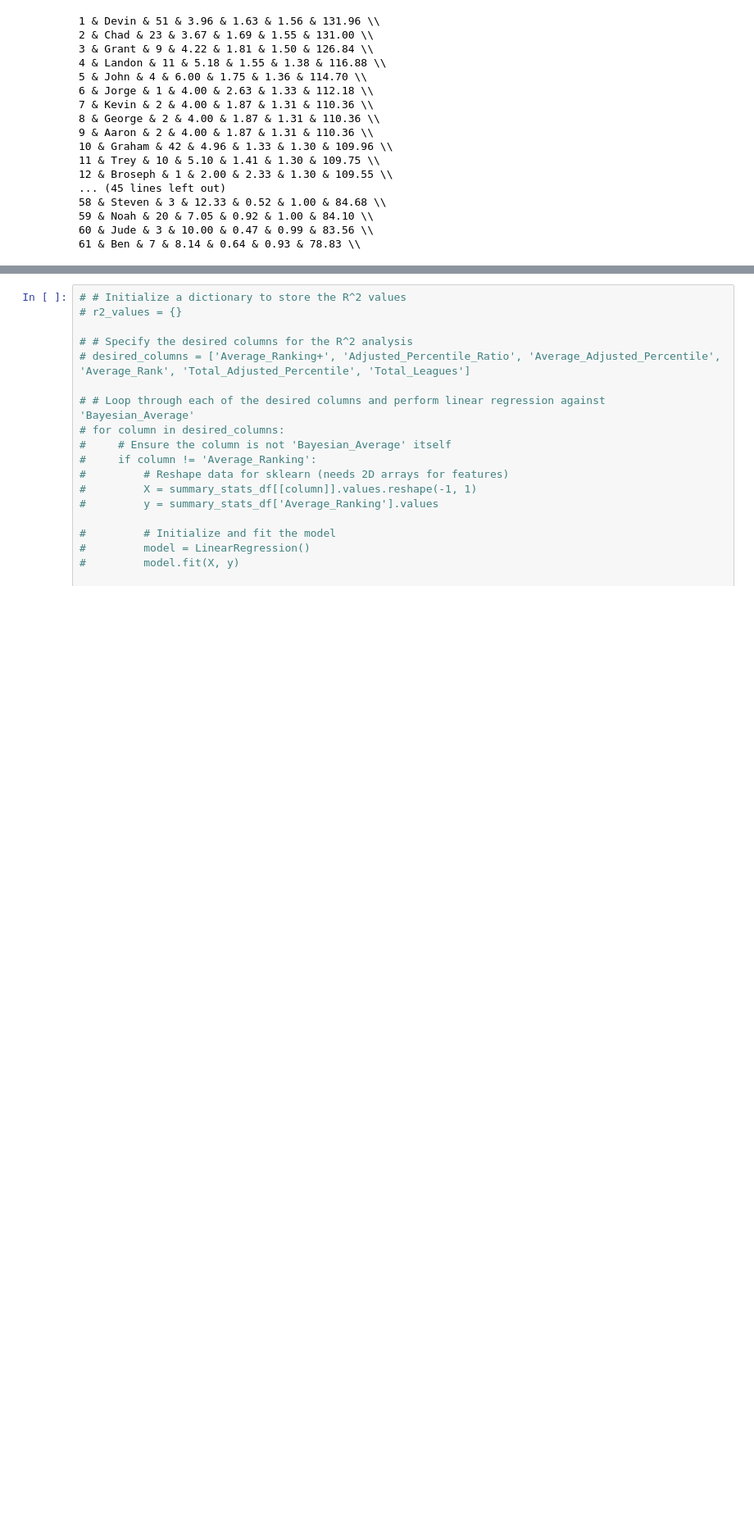
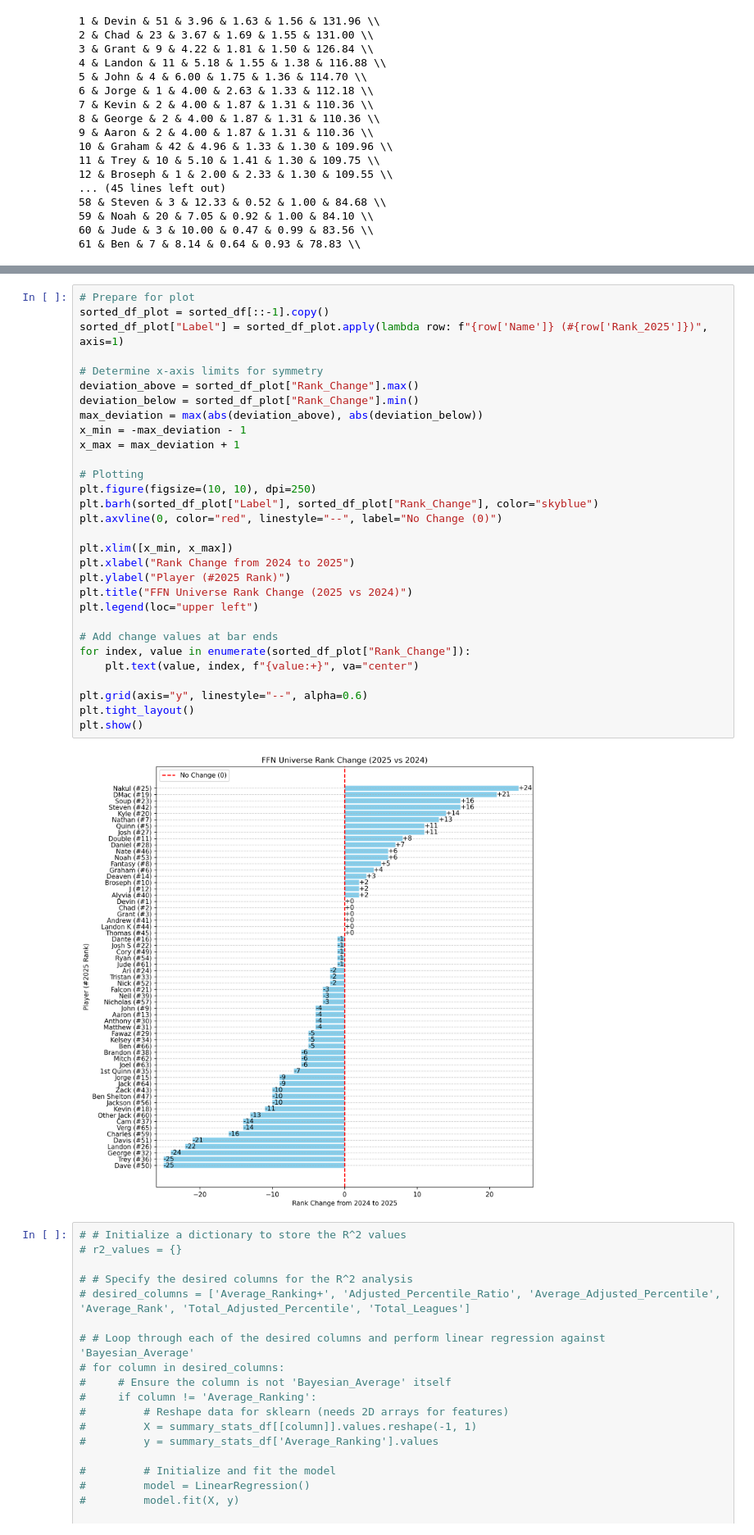
Before and after one commit to DevinD14/FFN_History, a Jupyter notebook: FFN_History_Analysis.ipynb, the cells around one changed output, grey strips where cells are left out. Shown at 82% size. Drawn from its saved outputs; the diff is of its cells as text; blank space fills up the shorter version.

```diff
--- a/FFN_History_Analysis.ipynb
+++ b/FFN_History_Analysis.ipynb
@@ -659,3 +627,35 @@ plt.show()
+# %%
+# Prepare for plot
+sorted_df_plot = sorted_df[::-1].copy()
+sorted_df_plot["Label"] = sorted_df_plot.apply(lambda row: f"{row['Name']} (#{row['Rank_2025']})", axis=1)
+
+# Determine x-axis limits for symmetry
+deviation_above = sorted_df_plot["Rank_Change"].max()
+deviation_below = sorted_df_plot["Rank_Change"].min()
+max_deviation = max(abs(deviation_above), abs(deviation_below))
+x_min = -max_deviation - 1
+x_max = max_deviation + 1
+
+# Plotting
+plt.figure(figsize=(10, 10), dpi=250)
+plt.barh(sorted_df_plot["Label"], sorted_df_plot["Rank_Change"], color="skyblue")
+plt.axvline(0, color="red", linestyle="--", label="No Change (0)")
+
+plt.xlim([x_min, x_max])
+plt.xlabel("Rank Change from 2024 to 2025")
+plt.ylabel("Player (#2025 Rank)")
+plt.title("FFN Universe Rank Change (2025 vs 2024)")
+plt.legend(loc="upper left")
+
+# Add change values at bar ends
+for index, value in enumerate(sorted_df_plot["Rank_Change"]):
+    plt.text(value, index, f"{value:+}", va="center")
+
+plt.grid(axis="y", linestyle="--", alpha=0.6)
+plt.tight_layout()
+plt.show()
+# %% [output]
+[figure, added]
 # %%
 # # Initialize a dictionary to store the R^2 values
 # r2_values = {}
```
Also changed, not shown: parts of 11 cells of this notebook, 2 other files.
